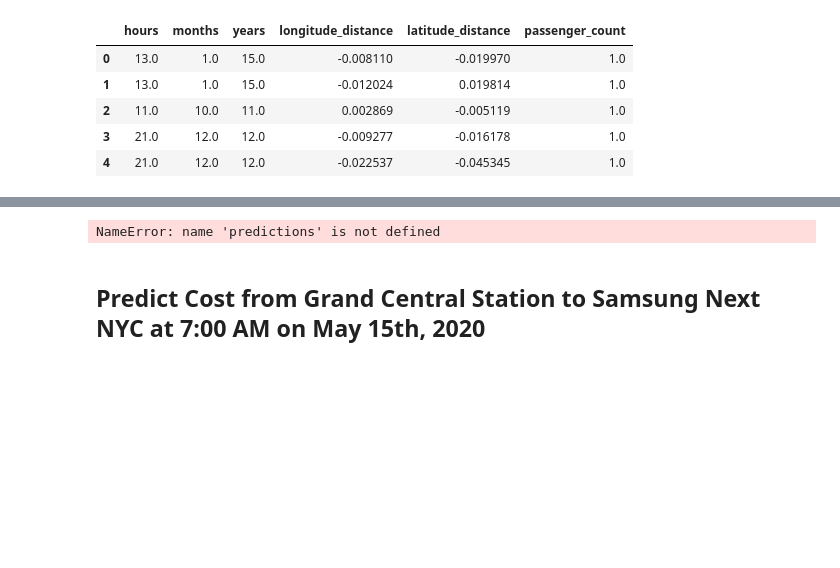
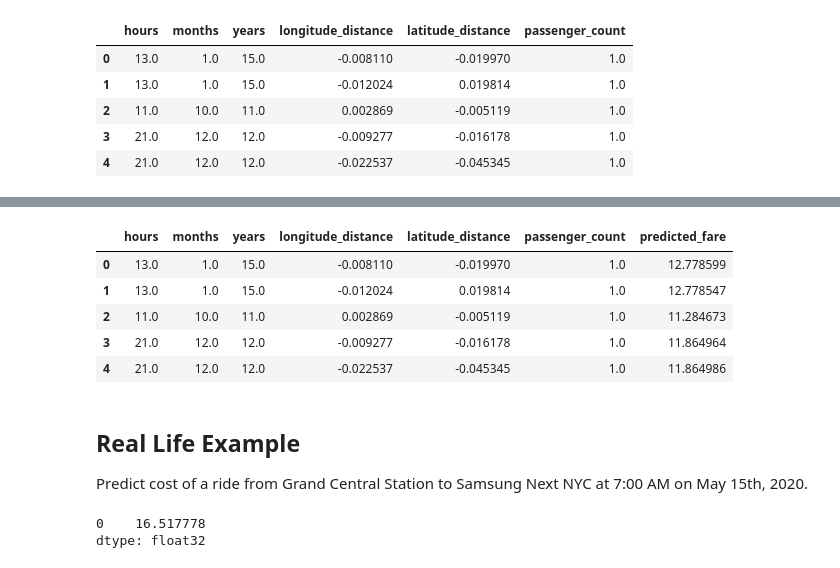
Before and after one commit to BlazingDB/bsql-demos, a Jupyter notebook: taxi_fare_prediction.ipynb, the cells around one changed output, grey strips where cells are left out. Drawn from its saved outputs; the diff is of its cells as text; code cells hidden in the pictures; blank space fills up the shorter version.

Commit message:
formatted and runs e2e with temp fixes (issue: column names)

```diff
--- a/taxi_fare_prediction.ipynb
+++ b/taxi_fare_prediction.ipynb
@@ -249,13 +246,10 @@ from cuml import LinearRegression
 # lr = LinearRegression(fit_intercept = True, normalize = False, algorithm = "eig")
 lr = LinearRegression()
 
-#train model
-reg = lr.fit(X_train_gdf,y_train_gdf)
+# train model on the first 1,700,000 rows (most my memory can fit)
+reg = lr.fit(X_train_gdf[:17000000],y_train_gdf[:17000000])
 
 #print results
-print("Coefficients:")
-print(reg.coef_)
-print(" ")
-print(" Y intercept:")
-print(reg.intercept_)
+print(f"Coefficients:\n{reg.coef_}\n")
+print(f"Y intercept:\n{reg.intercept_}\n")
 # %% [output]
@@ -295,8 +286,19 @@ bc.create_table('test', gdf2)
 # %% [output]
 <pyblazing.apiv2.sql.Table at 0x...>
 # %%
-# Query Test Data Table to Create GDF
-X_test = bc.sql('SELECT hour(key) as hours, month(key) as months, year(key) - 2000 as years,  dropoff_longitude - pickup_longitude as longitude_distance, dropoff_latitude - pickup_latitude as latitude_distance , passenger_count FROM main.test').get()
+# set a query
+query = '''
+        SELECT hour(key) as hours, month(key) as months, year(key) - 2000 as years,
+        dropoff_longitude - pickup_longitude as longitude_distance,
+        dropoff_latitude - pickup_latitude as latitude_distance,
+        passenger_count
+        FROM main.test
+        '''
+
+# query test data table to create GDF
+X_test = bc.sql(query).get()
+
+# extract GDF
 X_test_gdf = X_test.columns
 # %%
 # temp fix to columns not translating as expected
@@ -339,22 +359,41 @@ TypeError: must be real number, not NoneType
 # %%
-#Combine into a table of table points and predictions
+# combine into a table of table points and predictions
 X_test_gdf['predicted_fare'] = predictions
 
-print(X_test_gdf)
+# how's that look?
+X_test_gdf.head()
 # %% [output]
-NameError: name 'predictions' is not defined
+|  | hours | months | years | longitude_distance | latitude_distance | passenger_count | predicted_fare |
+| 0 | 13.0 | 1.0 | 15.0 | -0.008110 | -0.019970 | 1.0 | 12.778599 |
+| 1 | 13.0 | 1.0 | 15.0 | -0.012024 | 0.019814 | 1.0 | 12.778547 |
+| 2 | 11.0 | 10.0 | 11.0 | 0.002869 | -0.005119 | 1.0 | 11.284673 |
+| 3 | 21.0 | 12.0 | 12.0 | -0.009277 | -0.016178 | 1.0 | 11.864964 |
+| 4 | 21.0 | 12.0 | 12.0 | -0.022537 | -0.045345 | 1.0 | 11.864986 |
 # %% [markdown]
- ##  Predict Cost from Grand Central Station to Samsung Next NYC at 7:00 AM on May 15th, 2020
+## Real Life Example
+Predict cost of a ride from Grand Central Station to Samsung Next NYC at 7:00 AM on May 15th, 2020.
 # %%
-samsung_ride = cudf.DataFrame([('hours', 7.0), ('days',15.0), ('months', 5.0), ('years', 20.0), ('longitude_distance', 0.012727), ('latitude_distance', 0.008484), ('passenger_count', 1.0)])
+# build a dataframe with cuDF
+samsung_ride = cudf.DataFrame([('hours', 7.0), ('months', 5.0),
+                               ('years', 20.0), ('longitude_distance', 0.012727),
+                               ('latitude_distance', 0.008484), ('passenger_count', 1.0)])
 
 samsung_ride['hours'] = samsung_ride['hours'].astype('float32')
-samsung_ride['days'] = samsung_ride['days'].astype('float32')
+
+# not included higher, should be?
+# samsung_ride['days'] = samsung_ride['days'].astype('float32')
+
 samsung_ride['months'] = samsung_ride['months'].astype('float32')
 samsung_ride['years'] = samsung_ride['years'].astype('float32')
 samsung_ride['longitude_distance'] = samsung_ride['longitude_distance'].astype('float32')
 samsung_ride['latitude_distance'] = samsung_ride['latitude_distance'].astype('float32')
 samsung_ride['passenger_count'] = samsung_ride['passenger_count'].astype('float32')
 
+# make prediction
 samsung_prediction = lr.predict(samsung_ride)
-print(samsung_prediction)
+
+# output fare prediction
+samsung_prediction
+# %% [output]
+0    16.517778
+dtype: float32
```
Also changed, not shown: parts of 30 cells of this notebook.
